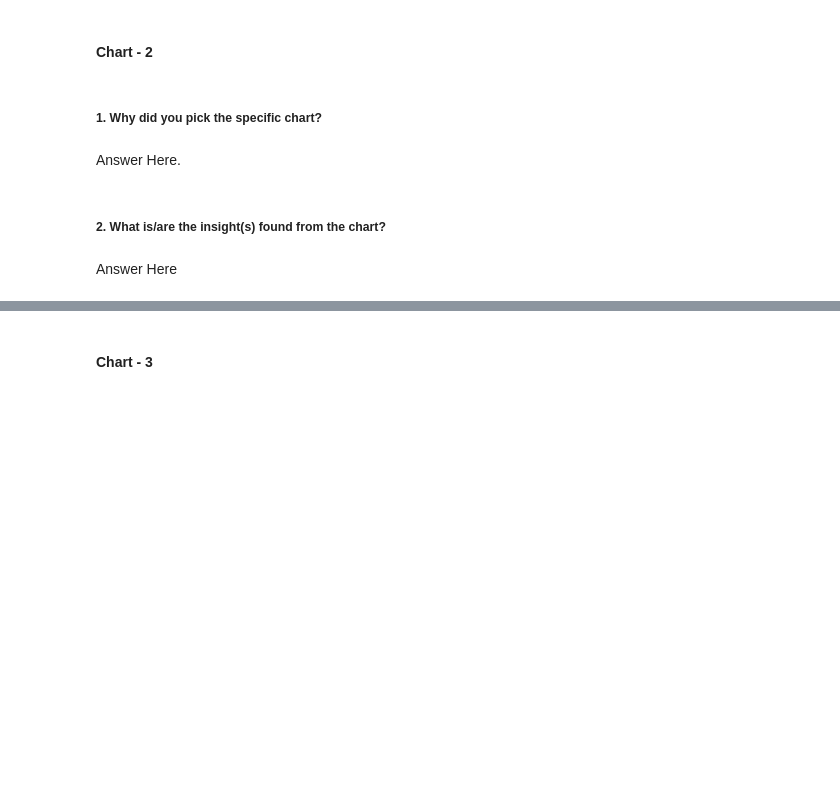
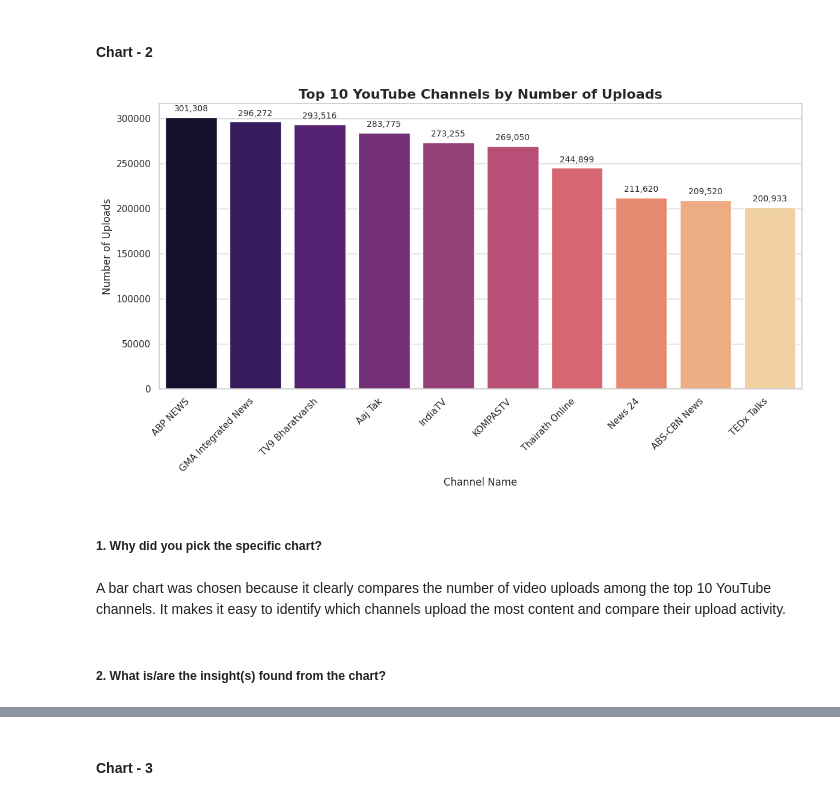
Before and after one commit to Sneha8126/Sneha-EDA-Submission-Template, a Jupyter notebook: Sneha_EDA_Submission_Template.ipynb, the cells around one changed output, grey strips where cells are left out. Saved outputs shown, nothing was run; the diff lists cells and outputs as text; code cells hidden in the pictures; blank space fills up the shorter version.

Commit message:
Implement uploads visualization in EDA

```diff
--- a/Sneha_EDA_Submission_Template.ipynb
+++ b/Sneha_EDA_Submission_Template.ipynb
@@ -454,8 +452,54 @@ No. The chart shows only the current subscriber counts of the top 10 channels an
+# %%
+# Chart - 2 visualization code
+
+# Set style
+sns.set_theme(style="whitegrid")
+
+# Get top 10 channels by uploads
+top_10_uploads = df.nlargest(10, 'uploads')
+
+# Create figure
+plt.figure(figsize=(12,7))
+
+# Create bar chart
+ax = sns.barplot(
+    data=top_10_uploads,
+    x='Youtuber',
+    y='uploads',
+    palette='magma',
+    hue='Youtuber',
+    legend=False
+)
+
+# Add title and labels
+plt.title("Top 10 YouTube Channels by Number of Uploads",
+          fontsize=16, fontweight='bold')
+plt.xlabel("Channel Name", fontsize=12)
+plt.ylabel("Number of Uploads", fontsize=12)
+
+# Rotate x-axis labels
+plt.xticks(rotation=45, ha='right')
+
+# Add value labels
+for p in ax.patches:
+    ax.annotate(
+        f'{int(p.get_height()):,}',
+        (p.get_x() + p.get_width()/2, p.get_height()),
+        ha='center',
+        va='bottom',
+        fontsize=10,
+        xytext=(0,5),
+        textcoords='offset points'
+    )
+
+plt.tight_layout()
+plt.show()
+# %% [output]
+[figure, added]
 # %% [markdown]
 ##### 1. Why did you pick the specific chart?
-# %% [markdown]
-Answer Here.
+# %% [markdown]
+
+A bar chart was chosen because it clearly compares the number of video uploads among the top 10 YouTube channels. It makes it easy to identify which channels upload the most content and compare their upload activity.
 # %% [markdown]
 ##### 2. What is/are the insight(s) found from the chart?
-# %% [markdown]
-Answer Here
```
Also changed, not shown: parts of 5 cells of this notebook.
